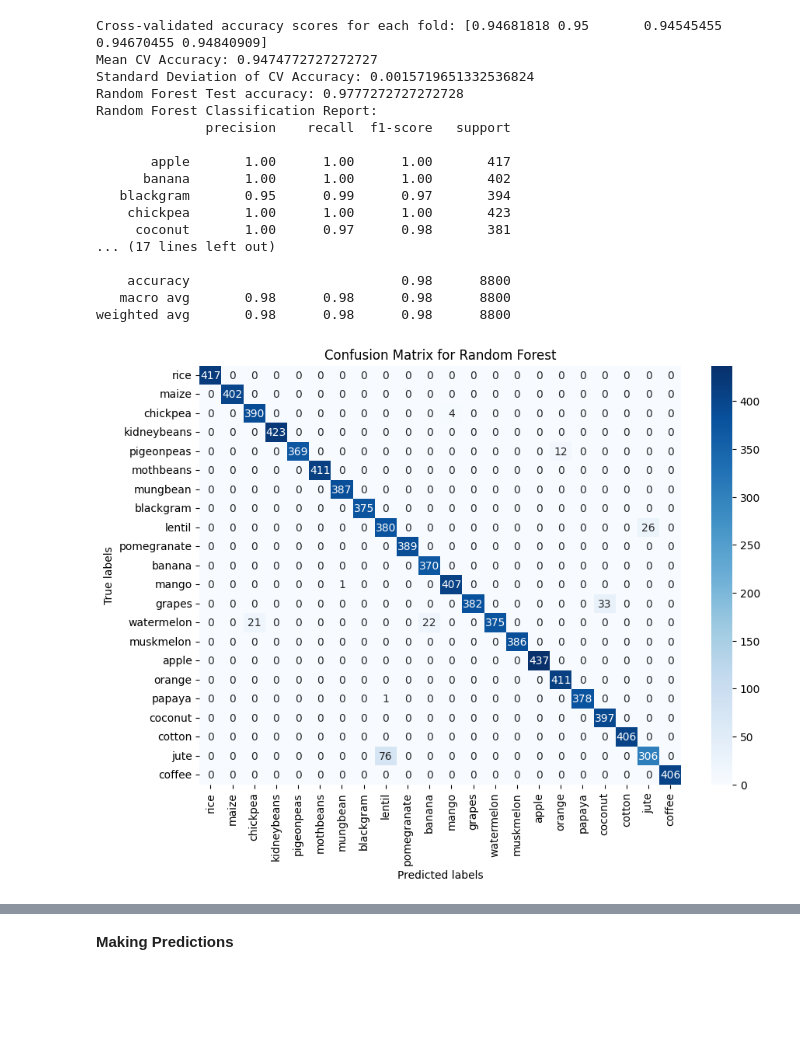
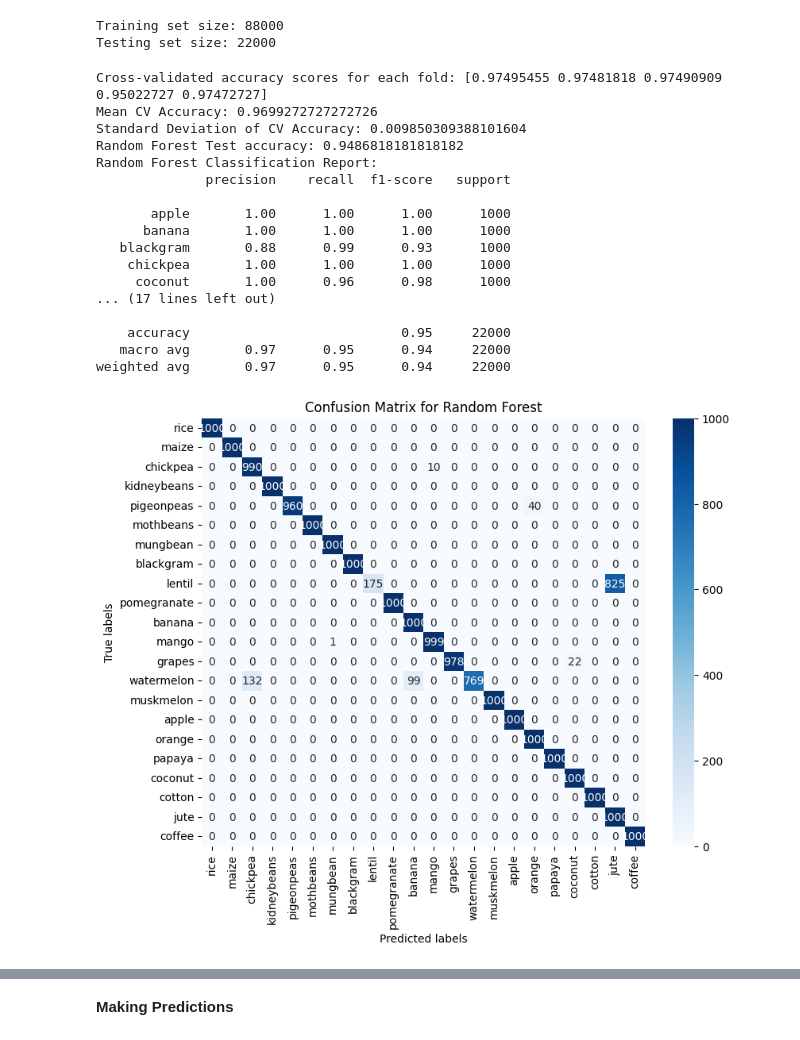
Before and after one commit to qasmendoza/crop-recommendation, a Jupyter notebook: Crops.ipynb, the cells around one changed output, grey strips where cells are left out. Drawn from its saved outputs; the diff is of its cells as text; code cells hidden in the pictures; blank space fills up the shorter version.

```diff
--- a/Crops.ipynb
+++ b/Crops.ipynb
@@ -20,7 +20,7 @@ import warnings
 warnings.filterwarnings('ignore')
 # %%
 # Load data
-data = pd.read_csv('crop_recommendation.csv')
+data = pd.read_csv('augmented_file_50x.csv')
 # %%
 data['label'].value_counts()
 # %% [output]
@@ -75,7 +44,43 @@ Validation set size: 4400
+# %%
+# Split data into features and labels
+X = data.drop('label', axis=1)
+y = data['label']
+
+# Lists to collect split data
+X_train_list = []
+X_test_list = []
+y_train_list = []
+y_test_list = []
+
+# Split each label's data separately
+labels = y.unique()
+for label in labels:
+    X_label = X[y == label]
+    y_label = y[y == label]
+
+    X_train_label, X_test_label, y_train_label, y_test_label = train_test_split(
+        X_label, y_label, test_size=0.20, random_state=0)
+
+    X_train_list.append(X_train_label)
+    X_test_list.append(X_test_label)
+    y_train_list.append(y_train_label)
+    y_test_list.append(y_test_label)
+
+# Concatenate splits
+X_train = pd.concat(X_train_list, axis=0)
+y_train = pd.concat(y_train_list, axis=0)
+X_test = pd.concat(X_test_list, axis=0)
+y_test = pd.concat(y_test_list, axis=0)
+
+print("Training set size:", len(X_train))
+print("Testing set size:", len(X_test))
+# %% [output]
+Training set size: 88000
+Testing set size: 22000
 # %%
 # Random Forest
 clf_rf = RandomForestClassifier(n_estimators=90, max_depth=6, max_features=4, random_state=0)
-clf_rf.fit(X_train_temp, y_train_temp)
+clf_rf.fit(X_train, y_train)
 
 # Perform 5-fold cross-validation
 cv_scores = cross_val_score(clf_rf, X, y, cv=5, scoring='accuracy')
@@ -104,12 +109,13 @@ conf_mat_rf = confusion_matrix(y_test, y_pred_rf)
 class_labels = data['label'].unique()
 
 # Plot using Seaborn
-plt.figure(figsize=(10,7))
+plt.figure(figsize=(9,7))
 sns.heatmap(conf_mat_rf, annot=True, fmt="d", cmap='Blues', xticklabels=class_labels, yticklabels=class_labels)
 plt.xlabel('Predicted labels')
 plt.ylabel('True labels')
 plt.title('Confusion Matrix for Random Forest')
 plt.show()
+
 
 # # Compute macro-average ROC curve and ROC area for multi-class task
 # fpr = dict()
@@ -122,44 +128,44 @@ plt.show()
 
 # all_fpr = np.unique(np.concatenate([fpr[i] for i in range(n_classes)]))
 # mean_tpr = np.zeros_like(all_fpr)
 # for i in range(n_classes):
 #     mean_tpr += np.interp(all_fpr, fpr[i], tpr[i])
 # mean_tpr /= n_classes
 
 # fpr["macro"] = all_fpr
 # tpr["macro"] = mean_tpr
 # roc_auc["macro"] = auc(fpr["macro"], tpr["macro"])
 
 # print("Random Forest Macro-average of ROC curve:", roc_auc["macro"])
 
 # # Plot the ROC curve
 # plt.figure()
 # plt.plot(fpr["macro"], tpr["macro"],
 #          label='macro-average ROC curve (area = {0:0.2f})'
 #                ''.format(roc_auc["macro"]),
 #          color='navy', linestyle=':', linewidth=4)
 # plt.xlabel('False Positive Rate')
 # plt.ylabel('True Positive Rate')
 # plt.title('Receiver Operating Characteristic Curve for Random Forest')
 # plt.legend(loc="lower right")
 # plt.show()
 # %% [output]
-Cross-validated accuracy scores for each fold: [0.94681818 0.95       0.94545455 0.94670455 0.94840909]
-Mean CV Accuracy: 0.9474772727272727
-Standard Deviation of CV Accuracy: 0.0015719651332536824
-Random Forest Test accuracy: 0.9777272727272728
+Cross-validated accuracy scores for each fold: [0.97495455 0.97481818 0.97490909 0.95022727 0.97472727]
+Mean CV Accuracy: 0.9699272727272726
+Standard Deviation of CV Accuracy: 0.009850309388101604
+Random Forest Test accuracy: 0.9486818181818182
 Random Forest Classification Report:
               precision    recall  f1-score   support
 
-       apple       1.00      1.00      1.00       417
-      banana       1.00      1.00      1.00       402
-   blackgram       0.95      0.99      0.97       394
-    chickpea       1.00      1.00      1.00       423
-     coconut       1.00      0.97      0.98       381
+       apple       1.00      1.00      1.00      1000
+      banana       1.00      1.00      1.00      1000
+   blackgram       0.88      0.99      0.93      1000
+    chickpea       1.00      1.00      1.00      1000
+     coconut       1.00      0.96      0.98      1000
 ... (17 lines left out)
 
-    accuracy                           0.98      8800
-   macro avg       0.98      0.98      0.98      8800
-weighted avg       0.98      0.98      0.98      8800
+    accuracy                           0.95     22000
+   macro avg       0.97      0.95      0.94     22000
+weighted avg       0.97      0.95      0.94     22000
-[figure, old version]
+[figure, new version]
 # %%
```
Also changed, not shown: parts of 11 cells of this notebook, 2 other files.
